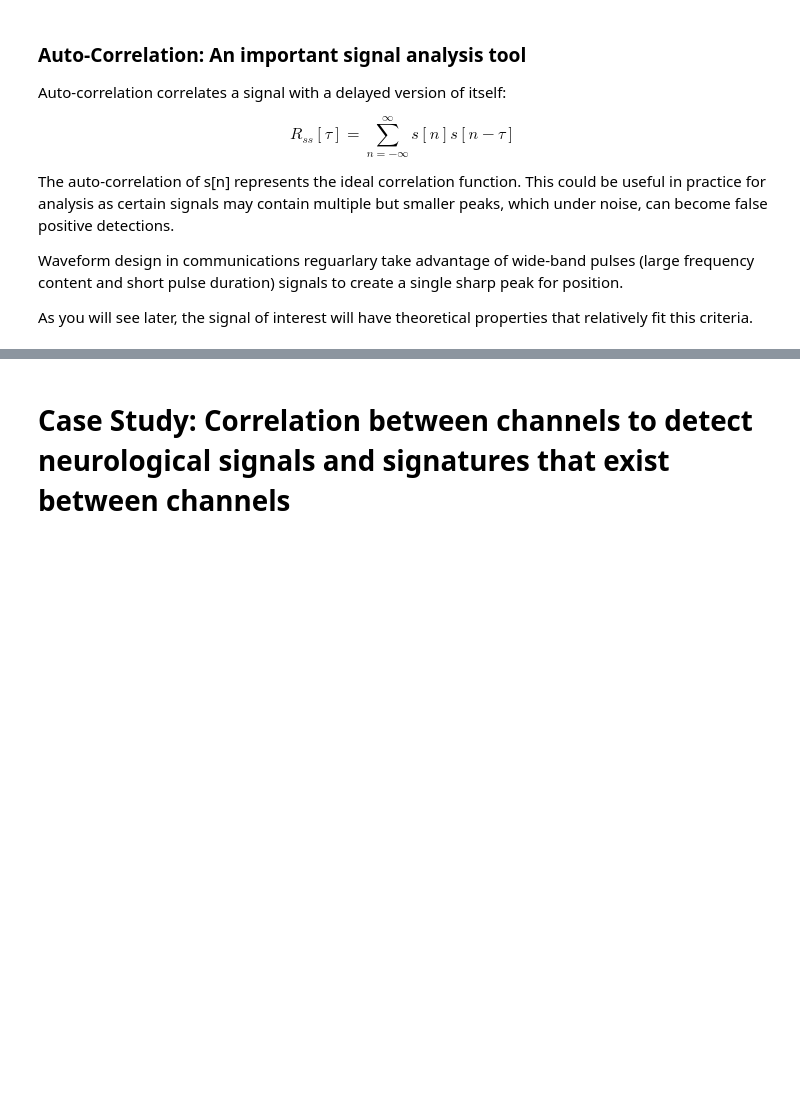
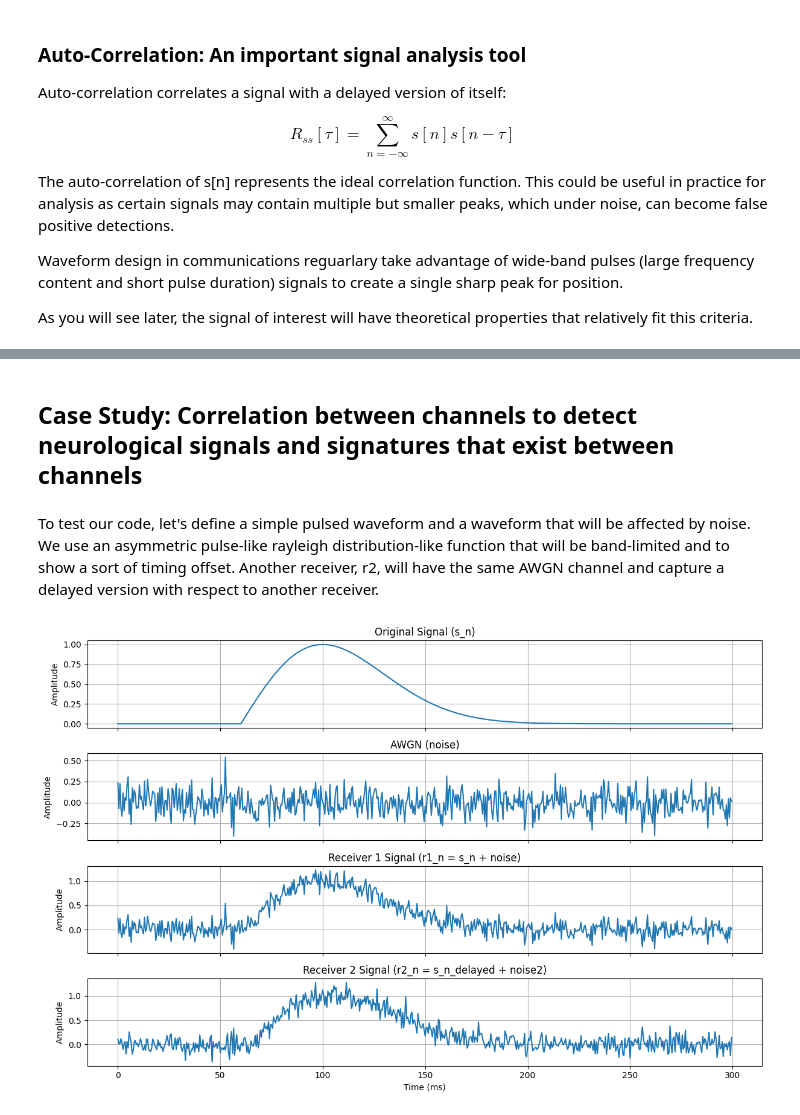
Before and after one commit to ysn9vq-gmu/rqe_tutorials, a Jupyter notebook: corr-info.ipynb, the cells around one changed output, grey strips where cells are left out. Saved outputs shown, nothing was run; the diff lists cells and outputs as text; code cells hidden in the pictures; blank space fills up the shorter version.

```diff
--- a/corr-info.ipynb
+++ b/corr-info.ipynb
@@ -339,2 +445,39 @@ On the below code, we briefly analyze this relationship first with some dummy wa
 # %% [markdown]
-# Case Study: Correlation between channels to detect neurological signals and signatures that exist between channels
+## Case Study: Correlation between channels to detect neurological signals and signatures that exist between channels
+# %% [markdown]
+To test our code, let's define a simple pulsed waveform and a waveform that will be affected by noise. We use an asymmetric pulse-like rayleigh distribution-like function that will be band-limited and to show a sort of timing offset. Another receiver, r2, will have the same AWGN channel and capture a delayed version with respect to another receiver.
+# %%
+import numpy as np
+from scipy.stats import rayleigh
+from scipy.signal import convolve, windows
+
+# Simulation parameters
+fs = 2000  # Sampling frequency (Hz)
+T = 0.3     # Total simulation time (seconds)
+num_samples = int(fs * T)
+delay_t = 0.005 # 5 ms delay in samples
+t = np.linspace(0, T, num_samples, endpoint=False)
+
+# Pulse parameters (for the asymmetric Rayleigh-like pulse)
+pulse_amplitude = 1.0
+pulse_center_time = 0.1 # Time at which the pulse roughly peaks
+pulse_spread = 0.04 # Controls the width/spread of the pulse (smaller = wider bandwidth)
+#pulse_spread = 0.0005 # Controls the width/spread of the pulse (smaller = wider bandwidth)
+
+# Example usage of the new function
+t, s_n, noise, r1_n, r2_n = generate_noisy_signals(
+    fs=fs, T=T, delay_t=delay_t,
+    pulse_amplitude=pulse_amplitude, pulse_center_time=pulse_center_time, pulse_spread=pulse_spread,
+    snr_db=10
+)
+# %%
+
+# Call the plotting function for time domain
+plot_time_domain_signals(
+    t,
+    [s_n, noise, r1_n, r2_n],
+    ['Original Signal (s_n)', 'AWGN (noise)', 'Receiver 1 Signal (r1_n = s_n + noise)', 'Receiver 2 Signal (r2_n = s_n_delayed + noise2)']
+    , fs
+)
+# %% [output]
+[figure, added]
```
Also changed, not shown: parts of 9 cells of this notebook.
